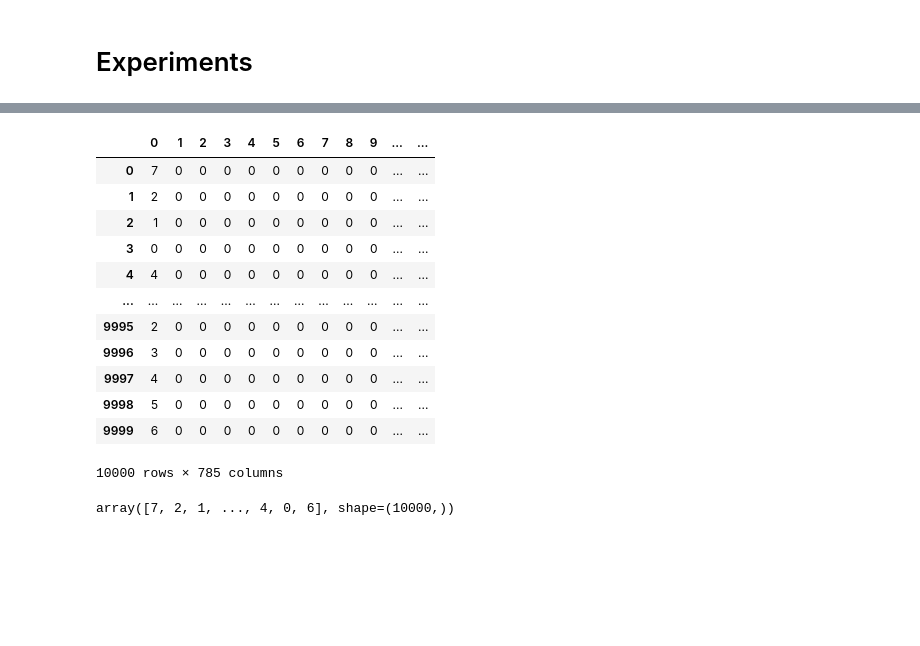
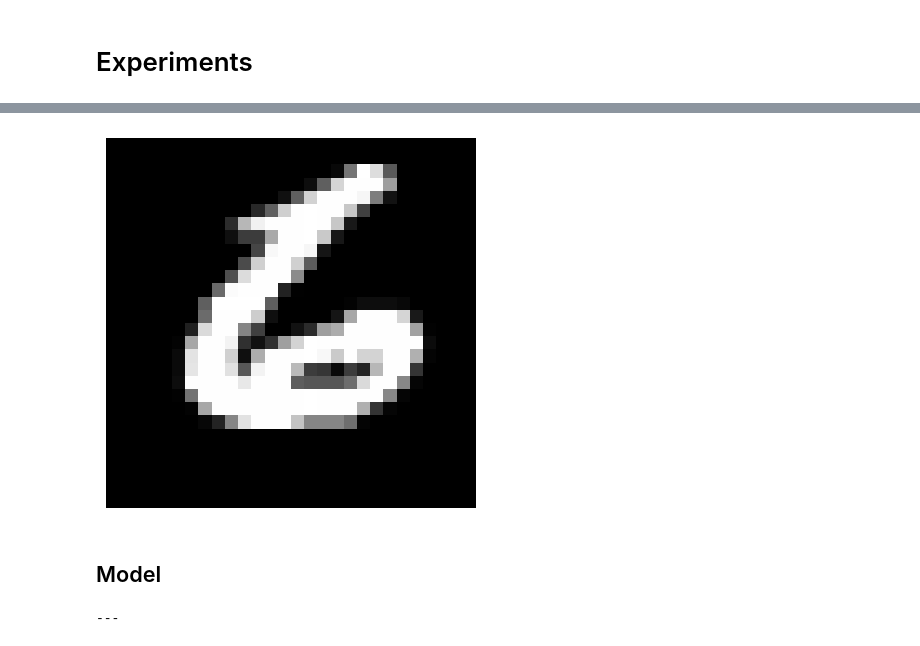
Before and after one commit to xnell90/rmt, a Jupyter notebook: Experiments.ipynb, the cells around one changed output, grey strips where cells are left out. Cells and saved outputs as stored; diff of their text form; code cells hidden in the pictures; blank space fills up the shorter version.

Commit message:
added methods to evaluate model

```diff
--- a/Experiments.ipynb
+++ b/Experiments.ipynb
@@ -34,16 +33,0 @@ mnist_train
-# %%
-mnist_test
-# %% [output]
-|  | 0 | 1 | 2 | 3 | 4 | 5 | 6 | 7 | 8 | 9 | ... | ... |
-| 0 | 7 | 0 | 0 | 0 | 0 | 0 | 0 | 0 | 0 | 0 | ... | ... |
-| 1 | 2 | 0 | 0 | 0 | 0 | 0 | 0 | 0 | 0 | 0 | ... | ... |
-| 2 | 1 | 0 | 0 | 0 | 0 | 0 | 0 | 0 | 0 | 0 | ... | ... |
-| 3 | 0 | 0 | 0 | 0 | 0 | 0 | 0 | 0 | 0 | 0 | ... | ... |
-| 4 | 4 | 0 | 0 | 0 | 0 | 0 | 0 | 0 | 0 | 0 | ... | ... |
-| ... | ... | ... | ... | ... | ... | ... | ... | ... | ... | ... | ... | ... |
-| 9995 | 2 | 0 | 0 | 0 | 0 | 0 | 0 | 0 | 0 | 0 | ... | ... |
-| 9996 | 3 | 0 | 0 | 0 | 0 | 0 | 0 | 0 | 0 | 0 | ... | ... |
-| 9997 | 4 | 0 | 0 | 0 | 0 | 0 | 0 | 0 | 0 | 0 | ... | ... |
-| 9998 | 5 | 0 | 0 | 0 | 0 | 0 | 0 | 0 | 0 | 0 | ... | ... |
-| 9999 | 6 | 0 | 0 | 0 | 0 | 0 | 0 | 0 | 0 | 0 | ... | ... |
-10000 rows × 785 columns
@@ -52,2 +34,10 @@ mnist_test
+# %%
+from utils import display_digit
+
+display_digit(mnist, 69999)
+# %% [output]
+[figure, added]
+# %% [markdown]
+## Model
 # %%
 import torch.nn as nn
@@ -69,10 +54,8 @@ model = Model()
 # %%
 from neural_network import MNISTClassifier
 
-mnist_classifier = MNISTClassifier(model, lr=0.01, epochs=20, batch_size=64)
+mnist_classifier = MNISTClassifier(Model(), lr=0.001, epochs=10, batch_size=32)
 mnist_classifier.fit(X_train, y_train)
-
-y_pred = mnist_classifier.predict(X_test)
-y_pred
+print("---")
 # %% [output]
-array([7, 2, 1, ..., 4, 0, 6], shape=(10000,))
+---
```
Also changed, not shown: parts of 11 cells of this notebook, 2 other files.
